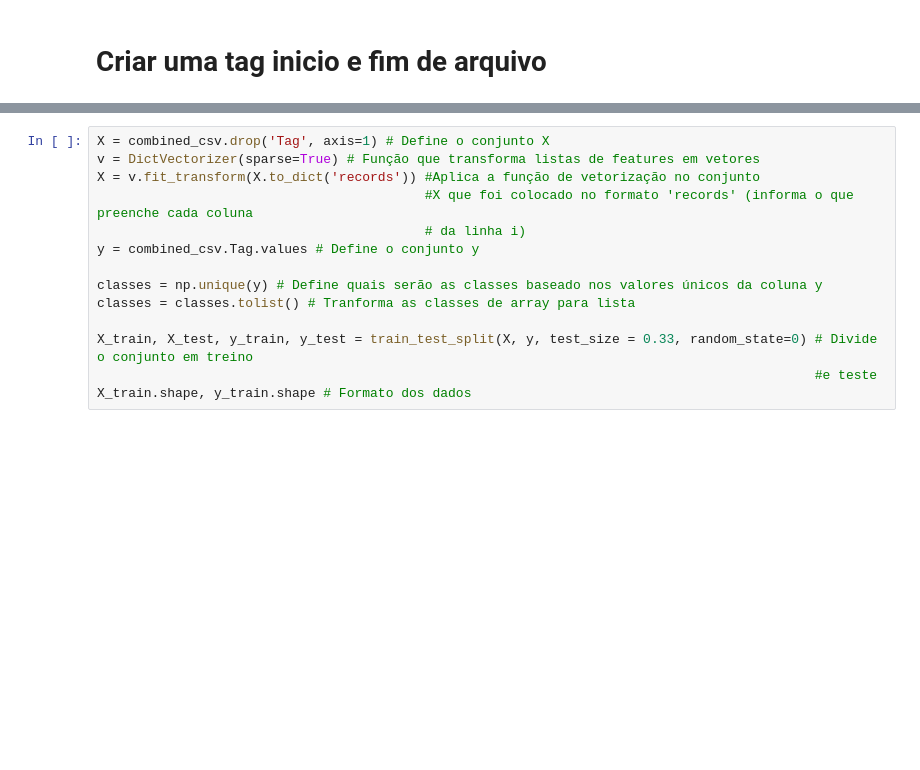
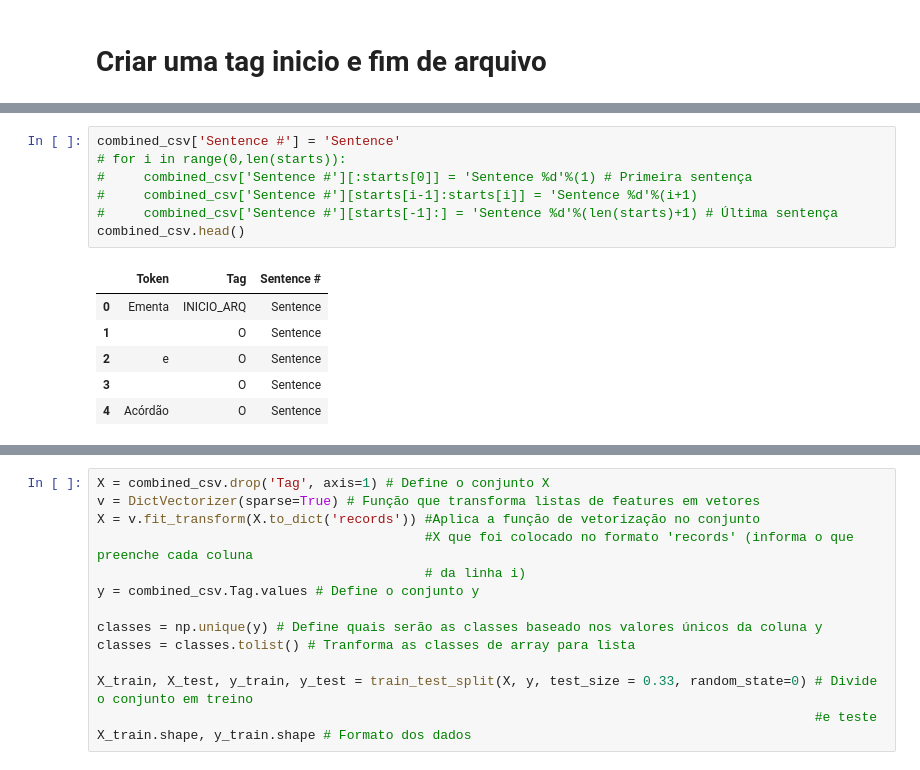
Before and after one commit to felipeasilva1/doccano, a Jupyter notebook: ncdj-tools/export_utility/Concatenar arquivos.ipynb, the cells around one changed output, grey strips where cells are left out. Saved outputs shown, nothing was run; the diff lists cells and outputs as text; blank space fills up the shorter version.

```diff
--- a/ncdj-tools/export_utility/Concatenar arquivos.ipynb
+++ b/ncdj-tools/export_utility/Concatenar arquivos.ipynb
@@ -107,0 +179,14 @@ combined_csv.head() , combined_csv.tail()
+# %%
+combined_csv['Sentence #'] = 'Sentence'
+# for i in range(0,len(starts)):
+#     combined_csv['Sentence #'][:starts[0]] = 'Sentence %d'%(1) # Primeira sentença
+#     combined_csv['Sentence #'][starts[i-1]:starts[i]] = 'Sentence %d'%(i+1)
+#     combined_csv['Sentence #'][starts[-1]:] = 'Sentence %d'%(len(starts)+1) # Última sentença
+combined_csv.head()
+# %% [output]
+|  | Token | Tag | Sentence # |
+| 0 | Ementa | INICIO_ARQ | Sentence |
+| 1 |  | O | Sentence |
+| 2 | e | O | Sentence |
+| 3 |  | O | Sentence |
+| 4 | Acórdão | O | Sentence |
```
Also changed, not shown: parts of 27 cells of this notebook.
